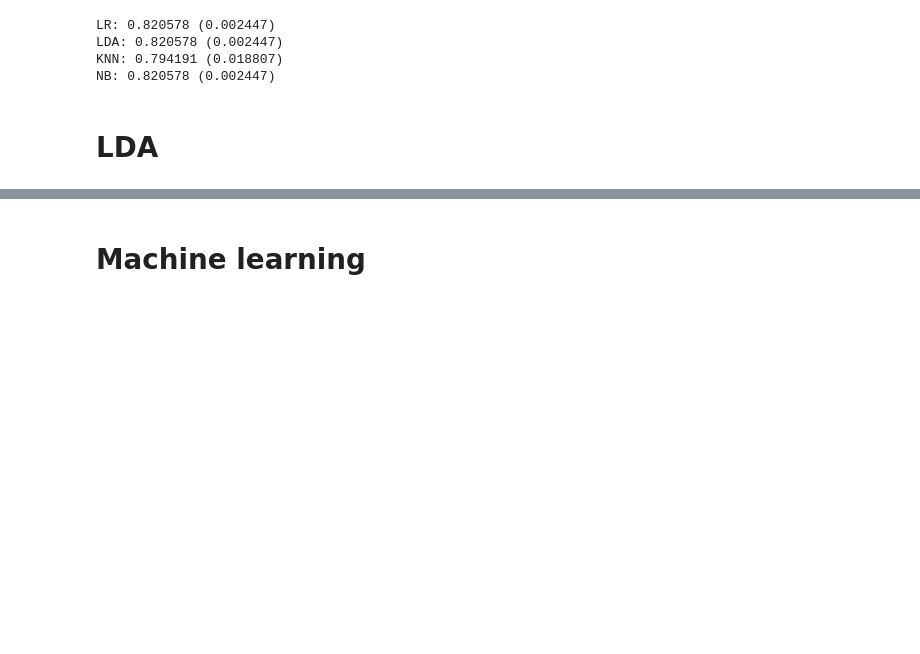
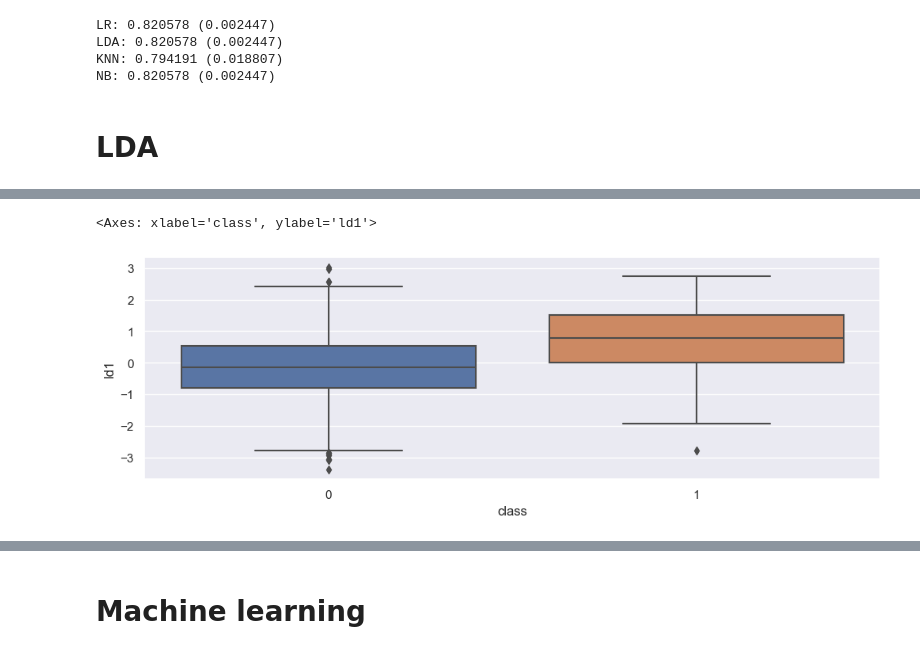
Before and after one commit to FedericoAriton99/CA-2-Integraeted-, a Jupyter notebook: Federico_Ariton_sba22090_Lvl8_CA2_Integrated.ipynb, the cells around one changed output, grey strips where cells are left out. Cells and saved outputs as stored; diff of their text form; code cells hidden in the pictures; blank space fills up the shorter version.

```diff
--- a/Federico_Ariton_sba22090_Lvl8_CA2_Integrated.ipynb
+++ b/Federico_Ariton_sba22090_Lvl8_CA2_Integrated.ipynb
@@ -738,12 +742,13 @@ plt.show()
 # %%
-# importing the required module
+import matplotlib.pyplot as plt
 import seaborn as sns
-# creating the dataframe
-df=pd.DataFrame(zip(X_r2[:,0],X_r2[:,0],y),columns=["ld1","ld2","class"])
-# setting the size of the image
+
+# Setting the figure size
 sns.set(rc={'figure.figsize':(12,8)})
-# plotting the graphs
-subplot(2,1,1)
+
+# Creating subplots
+plt.subplot(2, 1, 1)  # Subplot 1
 sns.boxplot(x='class', y='ld1', data=df)
-plt.subplot(2,1,2)
-sns.boxplot(x='class', y='ld2', data=df)
+# %% [output]
+<Axes: xlabel='class', ylabel='ld1'>
+[figure, added]
```
Also changed, not shown: parts of 21 cells of this notebook.
